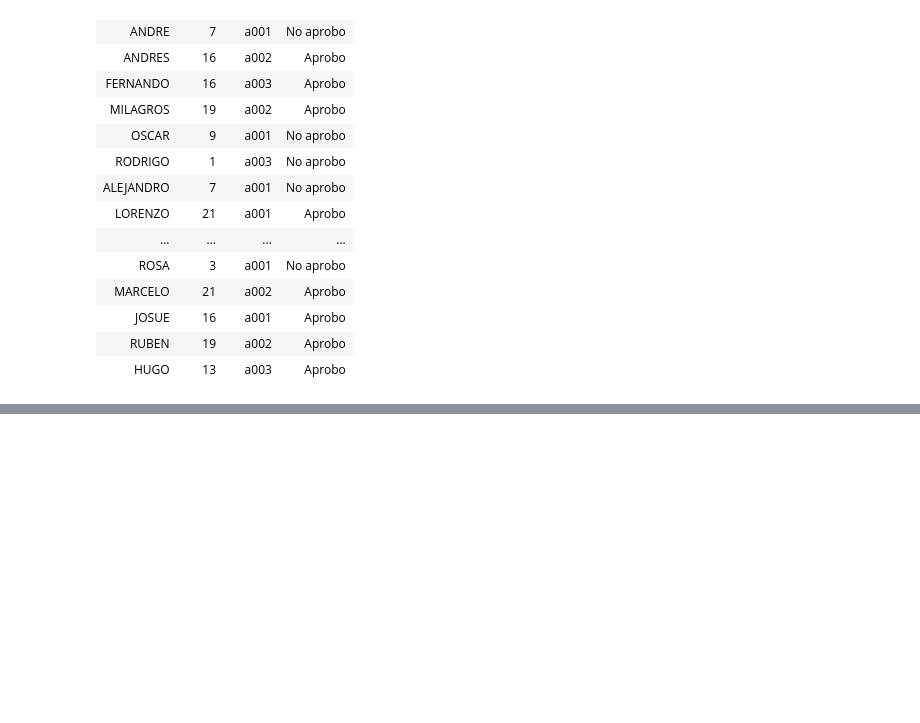
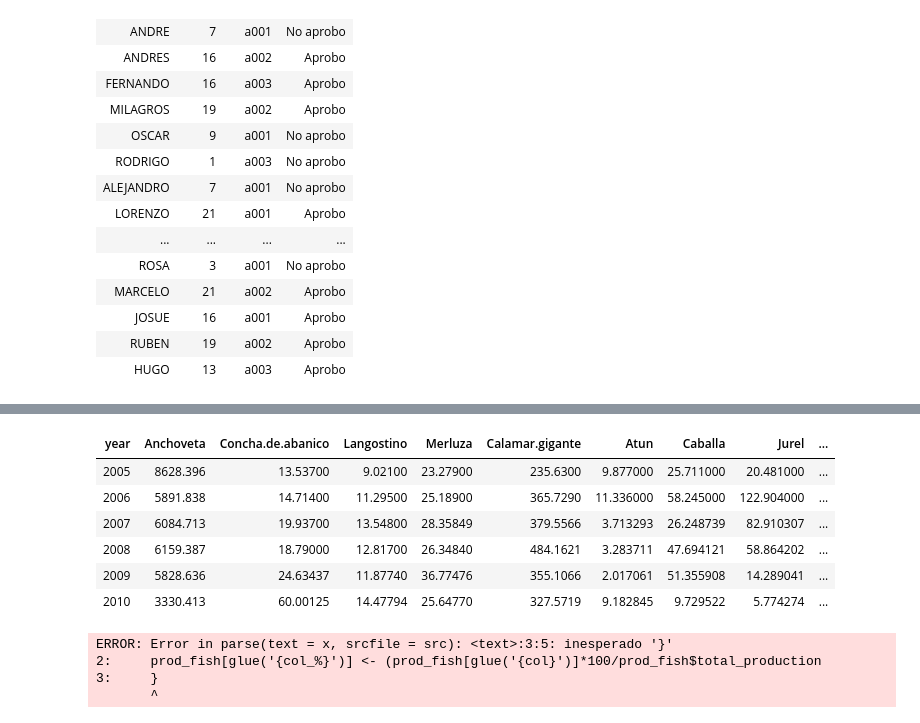
Before and after one commit to Died99/R_Py_pucp, a Jupyter notebook: wk2/Untitled.ipynb, the cells around one changed output, grey strips where cells are left out. Saved outputs shown, nothing was run; the diff lists cells and outputs as text; code cells hidden in the pictures; blank space fills up the shorter version.

```diff
--- a/wk2/Untitled.ipynb
+++ b/wk2/Untitled.ipynb
@@ -59,0 +140,2 @@ notes['Nom_carrera']<- notes$notas
+# %%
+prod_fish <- read.csv("../data/production_fish.csv" )
@@ -59,0 +169,10 @@ notes['Nom_carrera']<- notes$notas
+# %%
+head(prod_fish)
+# %% [output]
+| year | Anchoveta | Concha.de.abanico | Langostino | Merluza | Calamar.gigante | Atun | Caballa | Jurel | ... |
+| 2005 | 8628.396 | 13.53700 | 9.02100 | 23.27900 | 235.6300 | 9.877000 | 25.711000 | 20.481000 | ... |
+| 2006 | 5891.838 | 14.71400 | 11.29500 | 25.18900 | 365.7290 | 11.336000 | 58.245000 | 122.904000 | ... |
+| 2007 | 6084.713 | 19.93700 | 13.54800 | 28.35849 | 379.5566 | 3.713293 | 26.248739 | 82.910307 | ... |
+| 2008 | 6159.387 | 18.79000 | 12.81700 | 26.34840 | 484.1621 | 3.283711 | 47.694121 | 58.864202 | ... |
+| 2009 | 5828.636 | 24.63437 | 11.87740 | 36.77476 | 355.1066 | 2.017061 | 51.355908 | 14.289041 | ... |
+| 2010 | 3330.413 | 60.00125 | 14.47794 | 25.64770 | 327.5719 | 9.182845 | 9.729522 | 5.774274 | ... |
@@ -59,0 +181,10 @@ notes['Nom_carrera']<- notes$notas
+# %%
+for (poranch in Anchoveta){
+    prod_fish[glue('{col_%}')] <- (prod_fish[glue('{col}')]*100/prod_fish$total_production
+    })
+}
+# %% [output]
+ERROR: Error in parse(text = x, srcfile = src): <text>:3:5: inesperado '}'
+2:     prod_fish[glue('{col_%}')] <- (prod_fish[glue('{col}')]*100/prod_fish$total_production
+3:     }
+       ^
```
Also changed, not shown: parts of 8 cells of this notebook, 8 other files.
